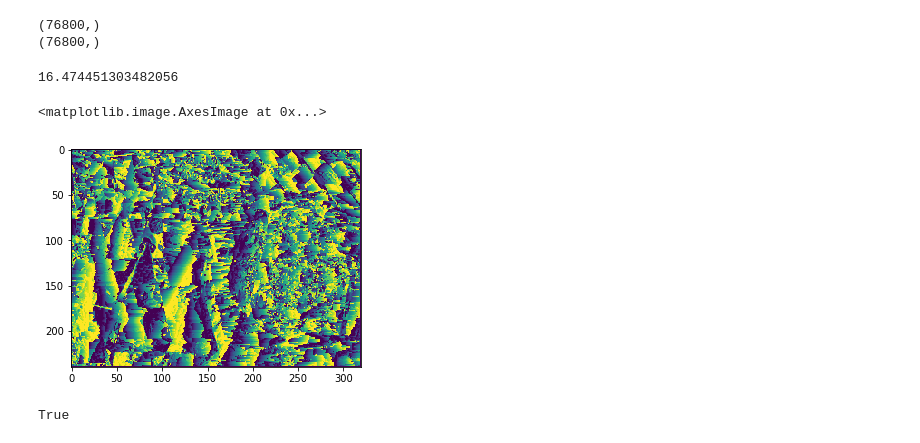
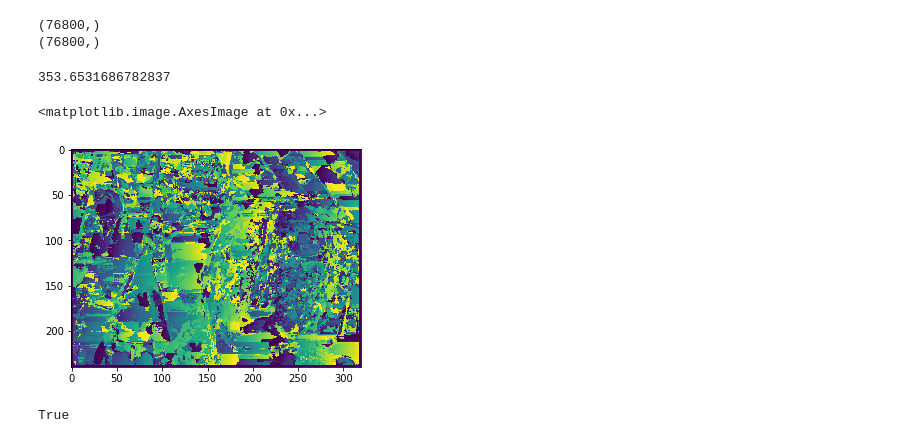
Before and after one commit to Archfx/FPGA_depthMap, a Jupyter notebook: Python_test_implementation/Disparity_Python_implementation_scratch.ipynb, the cells around one changed output. Drawn from its saved outputs; the diff is of its cells as text; code cells hidden in the pictures.

```diff
--- a/Python_test_implementation/Disparity_Python_implementation_scratch.ipynb
+++ b/Python_test_implementation/Disparity_Python_implementation_scratch.ipynb
@@ -39,8 +39,8 @@ print (grayR.shape)
 # %%
 start =time.time()
 # Load in both images, assumed to be RGBA 8bit per channel images
-kernel=3
-max_offset =20
+kernel=5
+max_offset =120
 w, h = 320,240  # assume that both images are same size
 
 # Depth (or disparity) map
@@ -51,35 +51,35 @@ kernel_half = int(kernel / 2)
 offset_adjust = 255 / max_offset  # this is used to map depth map output to 0-255 range
 
 for y in range(kernel_half, h - kernel_half):
     for x in range(kernel_half, w - kernel_half):
         best_offset = 0
         prev_ssd = 65534
 
         for offset in range(0,max_offset):
             ssd = 0
             ssd_temp = 0
 
             # v and u are the x,y of our local window search, used to ensure a good
             for v in range(-kernel_half, kernel_half):
                 for u in range(-kernel_half, kernel_half):
                     ssd_temp = int(grayL[(y+v)*w+x+u]) - int(grayR[(y+v)*w+(x+u) - offset])
                     ssd += ssd_temp * ssd_temp
             # if this value is smaller than the previous ssd at this block
             # then it's theoretically a closer match. Store this value against
             ssd=ssd/(kernel*kernel)
             if ssd < prev_ssd:
                 prev_ssd = ssd
                 best_offset = offset
 
         # set depth output for this x,y location to the best match
         depth[y*w+x] = best_offset * offset_adjust
 print (time.time()-start)
 depth=depth.reshape(240,320)
 imshow(depth)
 # %% [output]
-16.474451303482056
+353.6531686782837
 <matplotlib.image.AxesImage at 0x...>
-[figure, old version]
+[figure, new version]
 # %%
 import numpy as np
 import matplotlib.pyplot as plt
```
Also changed, not shown: 1 other file.
